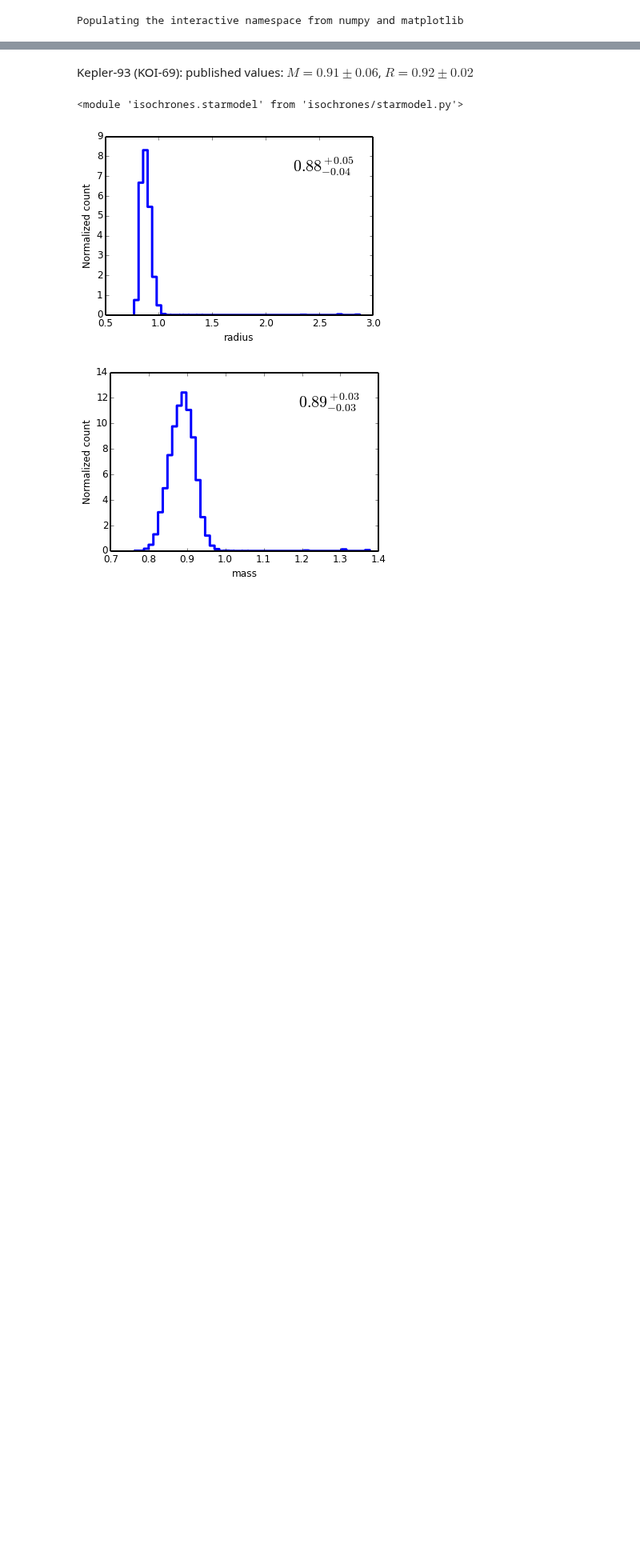
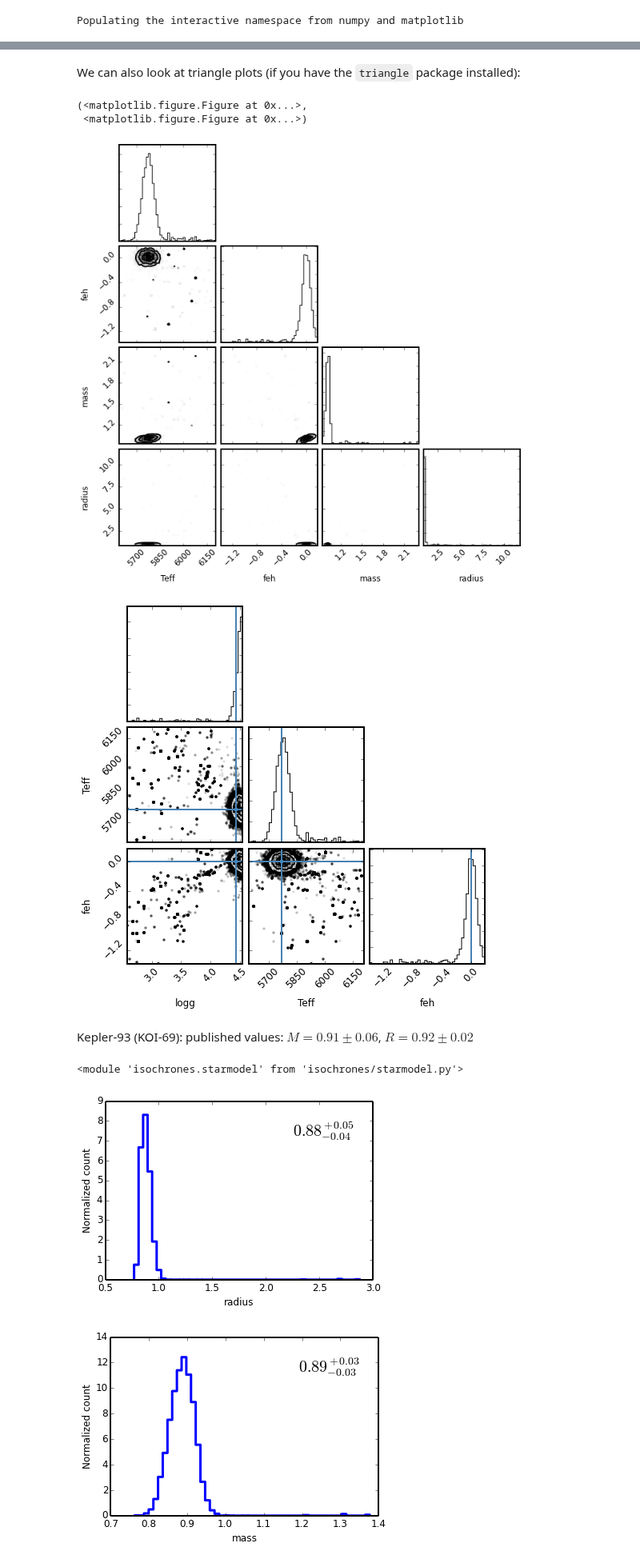
Before and after one commit to timothydmorton/isochrones, a Jupyter notebook: notebooks/demo.ipynb, the cells around one changed output, grey strips where cells are left out. Shown at 80% size. Cells and saved outputs as stored; diff of their text form; code cells hidden in the pictures; blank space fills up the shorter version.

```diff
--- a/notebooks/demo.ipynb
+++ b/notebooks/demo.ipynb
@@ -69,3 +59,12 @@ mod.plot_samples('age')
+# %% [markdown]
+We can also look at triangle plots (if you have the `triangle` package installed):
+# %%
+mod.triangle_plots()
+# %% [output]
+(<matplotlib.figure.Figure at 0x...>,
+ <matplotlib.figure.Figure at 0x...>)
+[figure, added]
+[figure, added]
 # %% [markdown]
 Kepler-93 (KOI-69):  published values: $M = 0.91 \pm 0.06$, $R = 0.92 \pm 0.02$
 # %%
```
Also changed, not shown: parts of 12 cells of this notebook, 3 other files.
